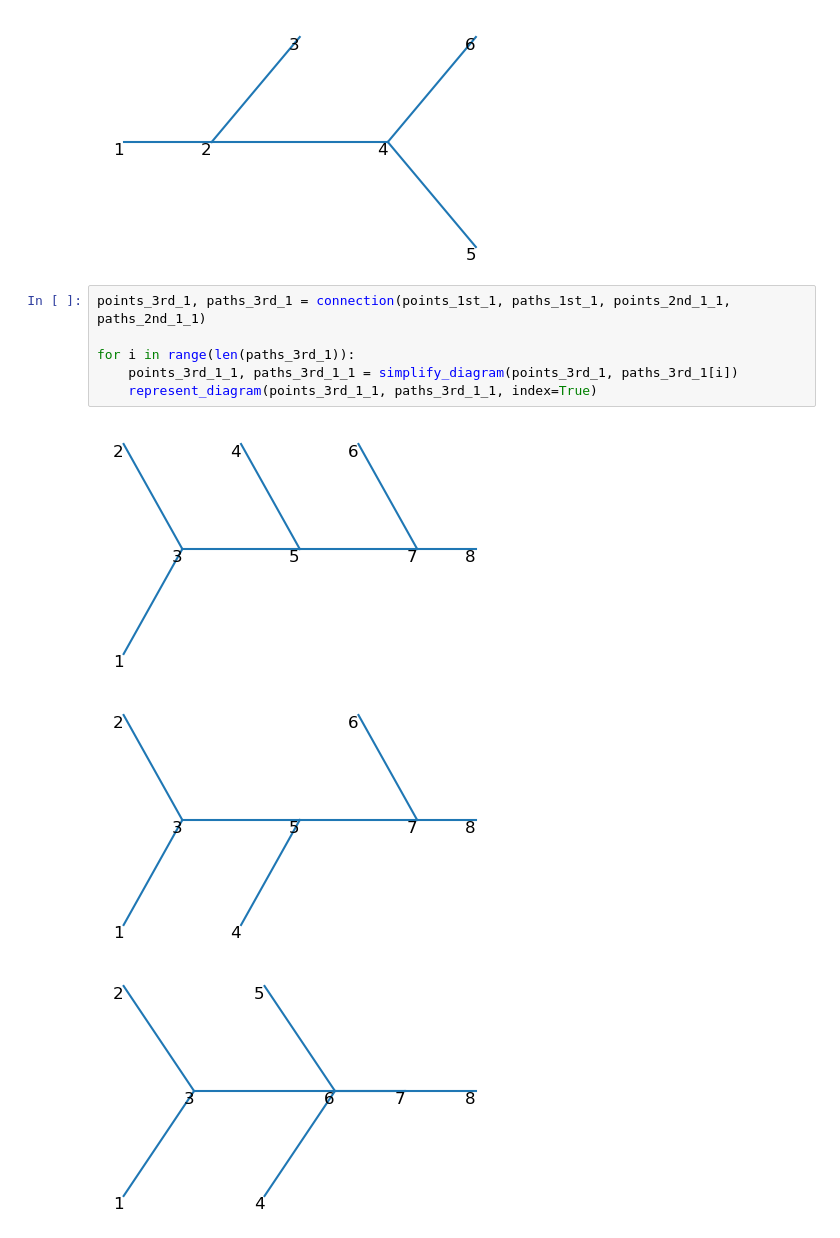
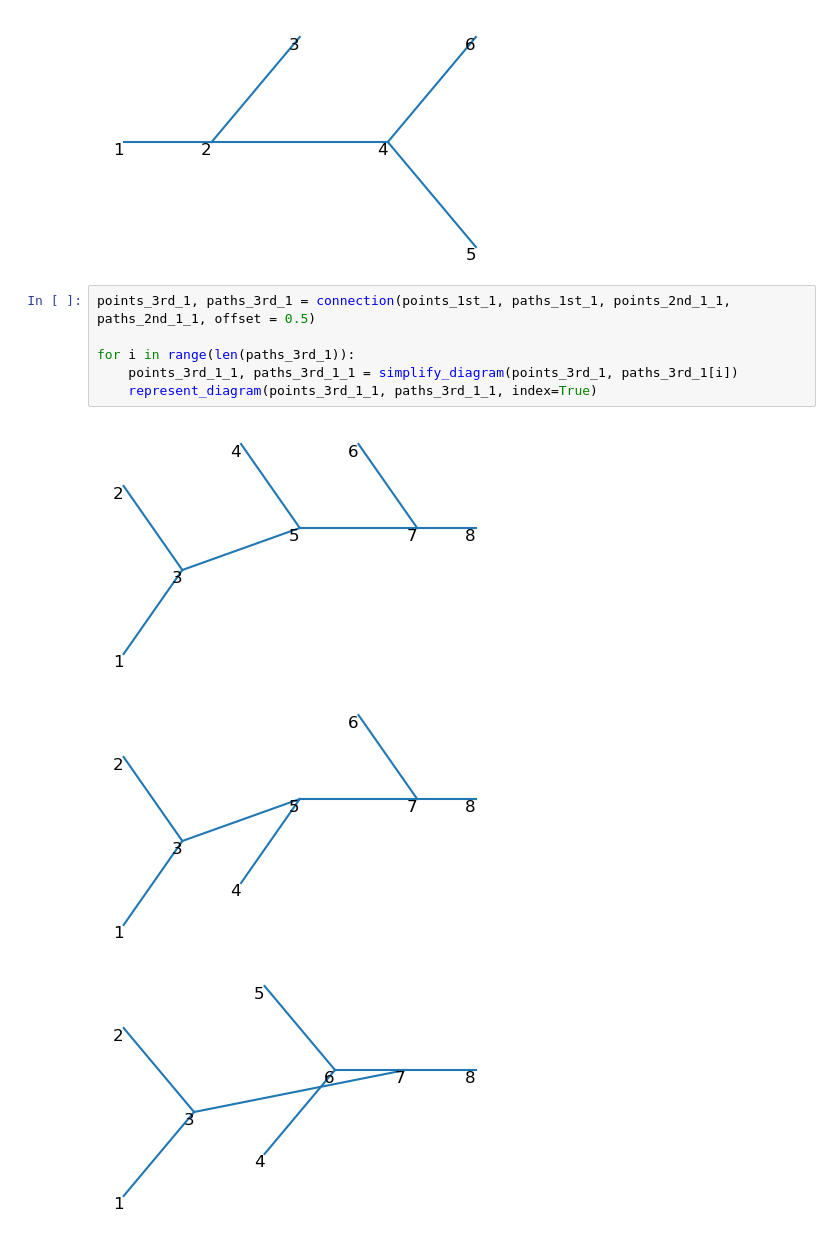
Before and after one commit to liuzhuozhuo/edp-renormalization, a Jupyter notebook: python/order_1.ipynb, the cells around one changed output. Drawn from its saved outputs; the diff is of its cells as text.

```diff
--- a/python/order_1.ipynb
+++ b/python/order_1.ipynb
@@ -50,12 +50,12 @@ represent_diagram(points_2nd_4, paths_2nd_4, index=True)
 # %% [output]
 [figure]
 # %%
-points_3rd_1, paths_3rd_1 = connection(points_1st_1, paths_1st_1, points_2nd_1_1, paths_2nd_1_1)
+points_3rd_1, paths_3rd_1 = connection(points_1st_1, paths_1st_1, points_2nd_1_1, paths_2nd_1_1, offset = 0.5)
 
 for i in range(len(paths_3rd_1)):
     points_3rd_1_1, paths_3rd_1_1 = simplify_diagram(points_3rd_1, paths_3rd_1[i])
     represent_diagram(points_3rd_1_1, paths_3rd_1_1, index=True)
 # %% [output]
-[figure, old version]
+[figure, new version]
-[figure, old version]
+[figure, new version]
-[figure, old version]
+[figure, new version]
```
Also changed, not shown: 2 other files.
